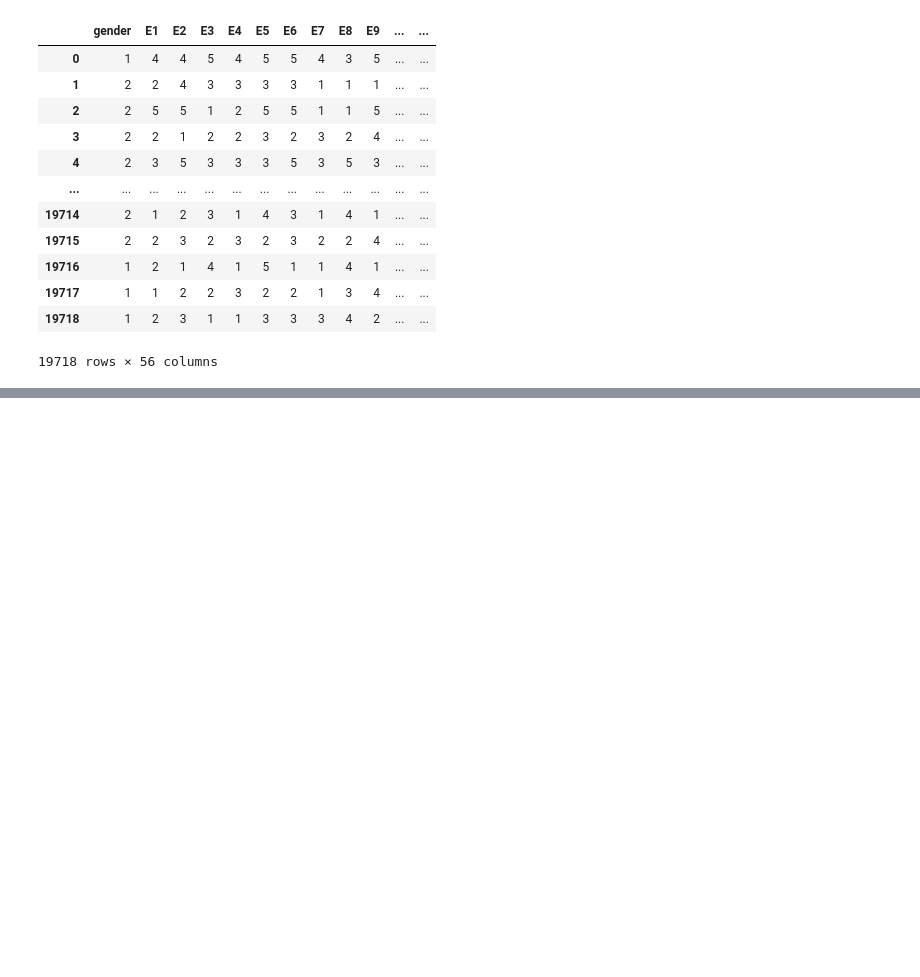
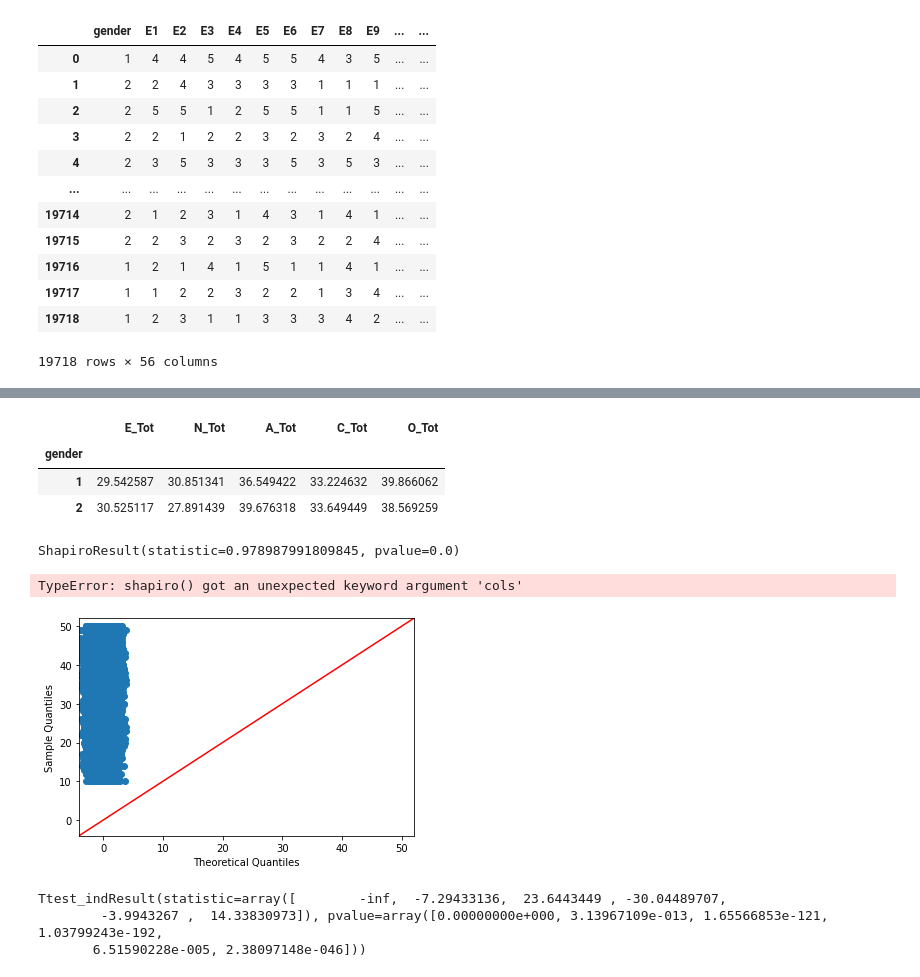
Before and after one commit to ubco-W2022T1-cosc301/project-group23, a Jupyter notebook: notebooks/analysis2.ipynb, the cells around one changed output, grey strips where cells are left out. Drawn from its saved outputs; the diff is of its cells as text; code cells hidden in the pictures; blank space fills up the shorter version.

```diff
--- a/notebooks/analysis2.ipynb
+++ b/notebooks/analysis2.ipynb
@@ -248,7 +249,8 @@ NameError: name 'dat_2' is not defined
 # %% [markdown]
 ## Wrap Method Chains in Function
 # %%
-pf.load_and_process("../data/raw/data.csv")
+dat = pf.load_and_process("../data/raw/data.csv")
+dat
 # %% [output]
 |  | gender | E1 | E2 | E3 | E4 | E5 | E6 | E7 | E8 | E9 | ... | ... |
 | 0 | 1 | 4 | 4 | 5 | 4 | 5 | 5 | 4 | 3 | 5 | ... | ... |
@@ -267,0 +272,3 @@ dat_3
+# %%
+#total scores without gender
+dat_sub = dat[["E_Tot", "N_Tot", "A_Tot", "C_Tot", "O_Tot"]]
@@ -267,0 +372,39 @@ dat_3
+# %%
+dat_sub_g.groupby('gender').mean()
+
+#Male higher than female - N and O
+#Female higher than male - E, A, C
+# %% [output]
+|  | E_Tot | N_Tot | A_Tot | C_Tot | O_Tot |
+| gender |  |  |  |  |  |
+| 1 | 29.542587 | 30.851341 | 36.549422 | 33.224632 | 39.866062 |
+| 2 | 30.525117 | 27.891439 | 39.676318 | 33.649449 | 38.569259 |
+# %%
+from scipy.stats import shapiro
+from scipy.stats import lognorm
+from scipy.stats import levene
+import scipy.stats
+
+print(shapiro(dat_sub))
+print(shapiro(dat_sub, cols = "E_Tot"))
+
+#not normal
+# %% [output]
+ShapiroResult(statistic=0.978987991809845, pvalue=0.0)
+TypeError: shapiro() got an unexpected keyword argument 'cols'
+# %%
+import statsmodels.api as sm
+fig = sm.qqplot(dat_sub, line='45')
+
+#Not normal
+# %% [output]
+[figure, added]
+# %%
+ttest = scipy.stats.ttest_ind(dat_m, dat_f, equal_var=False)
+ttest
+
+#Can use t-test based on Central Limit Theorem (data with sufficient sample size to overcome non-normal distribution)
+# %% [output]
+Ttest_indResult(statistic=array([        -inf,  -7.29433136,  23.6443449 , -30.04489707,
+        -3.9943267 ,  14.33830973]), pvalue=array([0.00000000e+000, 3.13967109e-013, 1.65566853e-121, 1.03799243e-192,
+       6.51590228e-005, 2.38097148e-046]))
```
Also changed, not shown: parts of 12 cells of this notebook.
